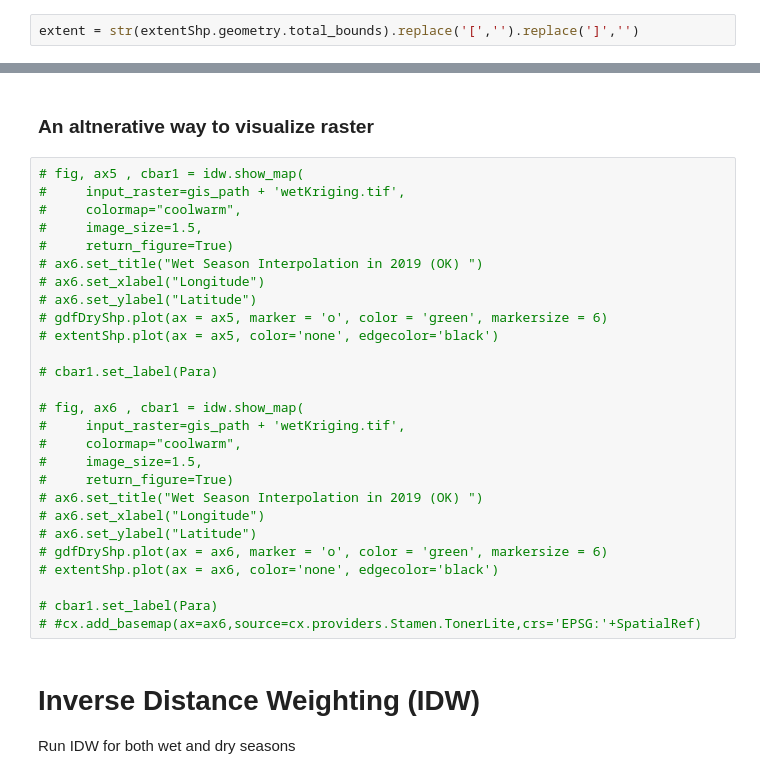
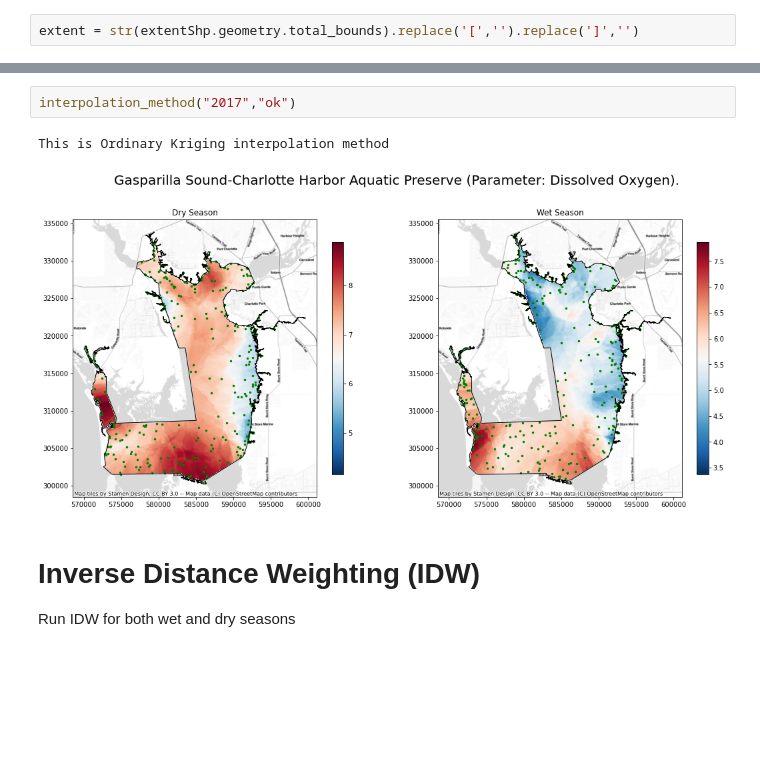
Before and after one commit to qiang-yi/SEACAR_WQ_Pilot, a Jupyter notebook: Interpolation_ArcGIS.ipynb, the cells around one changed output, grey strips where cells are left out. Drawn from its saved outputs; the diff is of its cells as text; blank space fills up the shorter version.

```diff
--- a/Interpolation_ArcGIS.ipynb
+++ b/Interpolation_ArcGIS.ipynb
@@ -228,32 +424,8 @@ with rasterio.open(gis_path + "wetKriging2.tif", "r+") as dryOK:
-# %% [markdown]
-### An altnerative way to visualize raster
-# %%
-# fig, ax5 , cbar1 = idw.show_map(
-#     input_raster=gis_path + 'wetKriging.tif',
-#     colormap="coolwarm",
-#     image_size=1.5,
-#     return_figure=True)
-# ax6.set_title("Wet Season Interpolation in 2019 (OK) ")
-# ax6.set_xlabel("Longitude")
-# ax6.set_ylabel("Latitude")
-# gdfDryShp.plot(ax = ax5, marker = 'o', color = 'green', markersize = 6)
-# extentShp.plot(ax = ax5, color='none', edgecolor='black')
-
-# cbar1.set_label(Para)
-
-# fig, ax6 , cbar1 = idw.show_map(
-#     input_raster=gis_path + 'wetKriging.tif',
-#     colormap="coolwarm",
-#     image_size=1.5,
-#     return_figure=True)
-# ax6.set_title("Wet Season Interpolation in 2019 (OK) ")
-# ax6.set_xlabel("Longitude")
-# ax6.set_ylabel("Latitude")
-# gdfDryShp.plot(ax = ax6, marker = 'o', color = 'green', markersize = 6)
-# extentShp.plot(ax = ax6, color='none', edgecolor='black')
-
-# cbar1.set_label(Para)
-# #cx.add_basemap(ax=ax6,source=cx.providers.Stamen.TonerLite,crs='EPSG:'+SpatialRef)
+# %%
+interpolation_method("2017","ok")
+# %% [output]
+This is Ordinary Kriging interpolation method
+[figure, added]
 # %% [markdown]
 # Inverse Distance Weighting (IDW)
 
```
Also changed, not shown: parts of 75 cells of this notebook, 3 other files.
